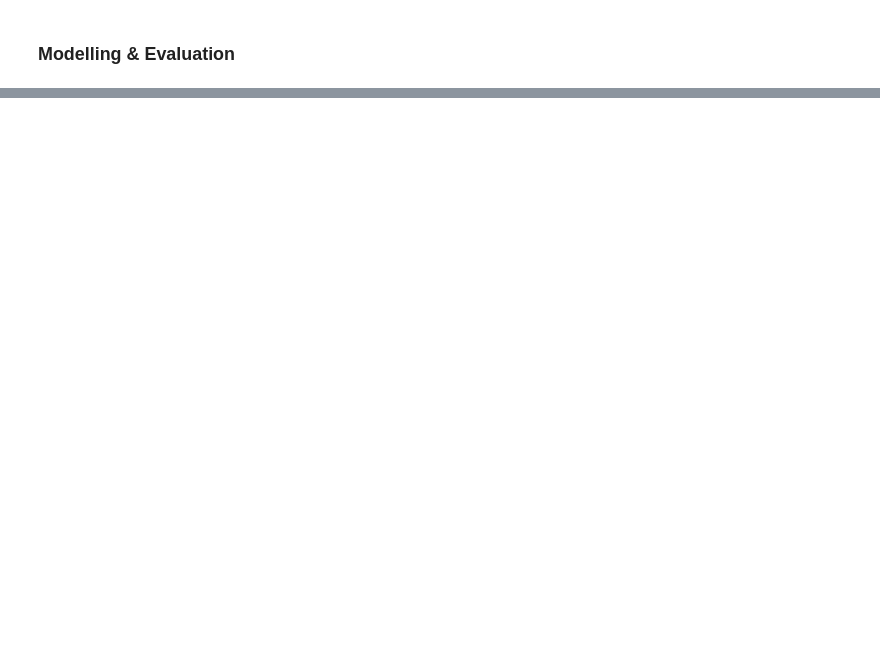
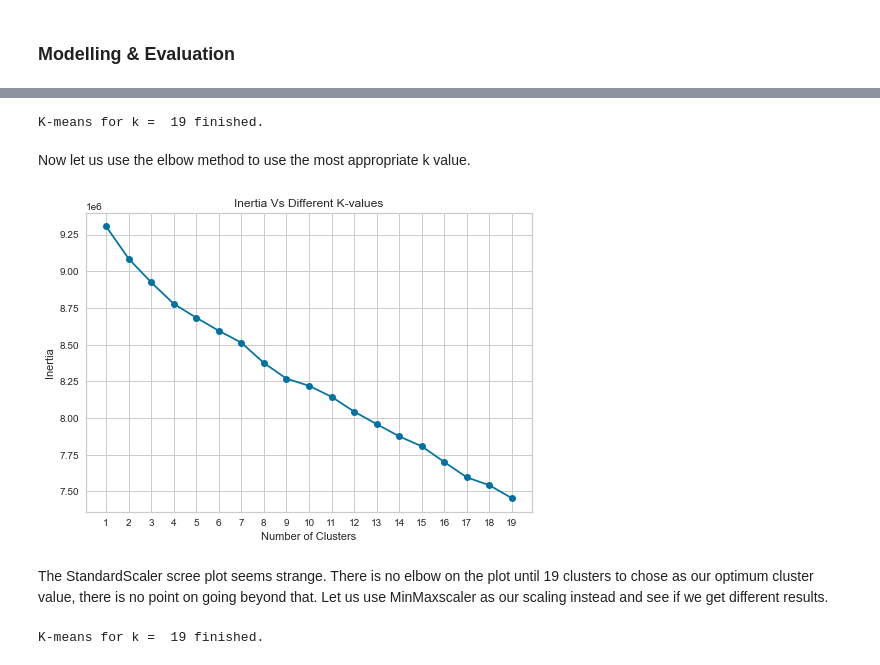
Before and after one commit to osama-sidahmed/Brazilian_E-Commerce_Public_Dataset_by_Olist_Clustering, a Jupyter notebook: Brazilian_E-Commerce_Public_Dataset_by_Olist_Clustering.ipynb, the cells around one changed output, grey strips where cells are left out. Drawn from its saved outputs; the diff is of its cells as text; code cells hidden in the pictures; blank space fills up the shorter version.

```diff
--- a/Brazilian_E-Commerce_Public_Dataset_by_Olist_Clustering.ipynb
+++ b/Brazilian_E-Commerce_Public_Dataset_by_Olist_Clustering.ipynb
@@ -1746,0 +1836,5 @@ df_orders_translated.shape
+# %%
+from sklearn.preprocessing import StandardScaler
+
+s_scaler = StandardScaler()
+df_orders_translated_ss = s_scaler.fit_transform(df_orders_translated)
@@ -1746,0 +1861,36 @@ df_orders_translated.shape
+# %%
+# Look over a range of K values
+k_range = np.arange(1, 20)
+
+# Instantiate an empty list of inertias
+inertia_list = []
+
+# Iterate over ks
+for k in k_range:
+
+    # Instantiate
+    k_means_model = KMeans(n_clusters=k) # k=1, 2,... 19
+
+    # Fit
+    k_means_model.fit(df_orders_translated_ss)
+
+    # Get inertia and add to list
+    inertia_list.append(k_means_model.inertia_)
+    print(f'K-means for k =  {k} finished.', end='\r')
+# %% [output]
+K-means for k =  19 finished.
+# %% [markdown]
+Now let us use the elbow method to use the most appropriate k value.
+# %%
+# Visualize different k values
+plt.figure()
+plt.plot(k_range, inertia_list, marker="o")
+plt.xlabel('Number of Clusters')
+plt.ylabel('Inertia')
+plt.title('Inertia Vs Different K-values')
+plt.xticks(k_range)
+plt.show();
+# %% [output]
+[figure, added]
+# %% [markdown]
+The StandardScaler scree plot seems strange. There is no elbow on the plot until 19 clusters to chose as our optimum cluster value, there is no point on going beyond that. Let us use MinMaxscaler as our scaling instead and see if we get different results.
@@ -1746,0 +1902,21 @@ df_orders_translated.shape
+# %%
+# Look over a range of K values
+k_range = np.arange(1, 20)
+
+# Instantiate an empty list of inertias
+inertia_list = []
+
+# Iterate over ks
+for k in k_range:
+
+    # Instantiate
+    k_means_model = KMeans(n_clusters=k) # k=1, 2,... 19
+
+    # Fit
+    k_means_model.fit(df_orders_translated_mm)
+
+    # Get inertia and add to list
+    inertia_list.append(k_means_model.inertia_)
+    print(f'K-means for k =  {k} finished.', end='\r')
+# %% [output]
+K-means for k =  19 finished.
```
Also changed, not shown: parts of 110 cells of this notebook.
